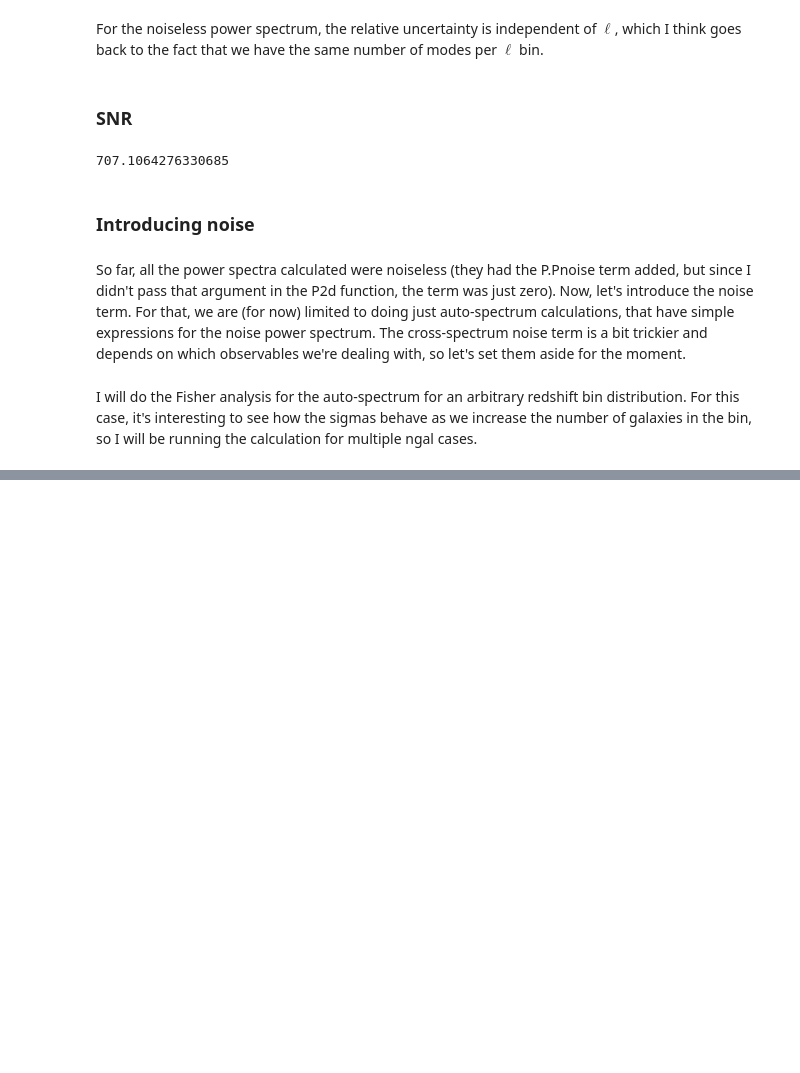
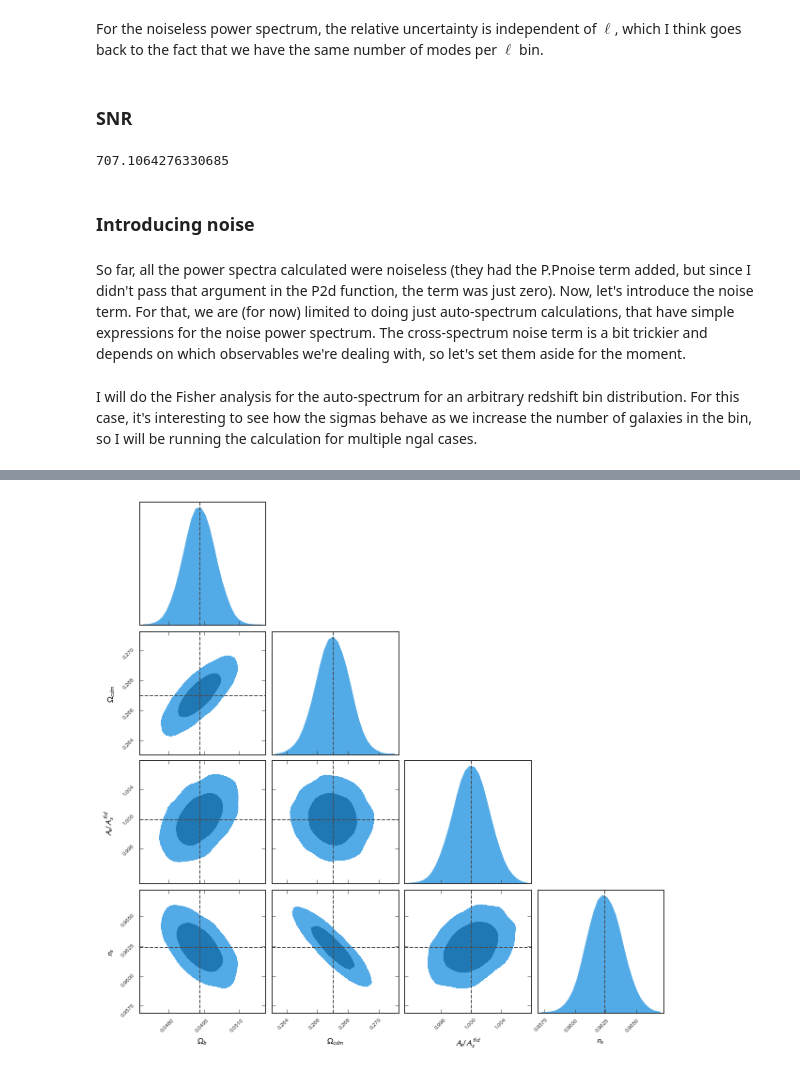
Before and after one commit to AnaCarolinaSOliveira/cross-LIM, a Jupyter notebook: test_Fisher.ipynb, the cells around one changed output, grey strips where cells are left out. Saved outputs shown, nothing was run; the diff lists cells and outputs as text; code cells hidden in the pictures; blank space fills up the shorter version.

```diff
--- a/test_Fisher.ipynb
+++ b/test_Fisher.ipynb
@@ -501,0 +531,19 @@ plt.savefig('/Users/anacarolinaoliveira/Downloads/ngal_check.pdf')
+# %%
+# generating distribution of samples with the mus and covariance
+# of the parameters to create the 2D contour plots
+
+num_samples = 10000  # number of samples to generate
+samples = np.random.multivariate_normal(mus, covs[30], size=num_samples)
+samples[:, 2] /= 2.3e-9 # to have A_s rescaled by the fiducial A_s
+truths = (0.0493, 0.267, 1, 0.9624) # x for each parameter mu
+gtc = pygtc.plotGTC(chains=[samples],
+                    paramNames=params_label,
+                    truths=truths,
+                    colorsOrder='blues',
+                    panelSpacing='loose')
+
+gtc.set_size_inches(10, 10)
+gtc.show()
+gtc.savefig('/Users/anacarolinaoliveira/Downloads/2dcontour.pdf')
+# %% [output]
+[figure, added]
```
Also changed, not shown: parts of 6 cells of this notebook.
